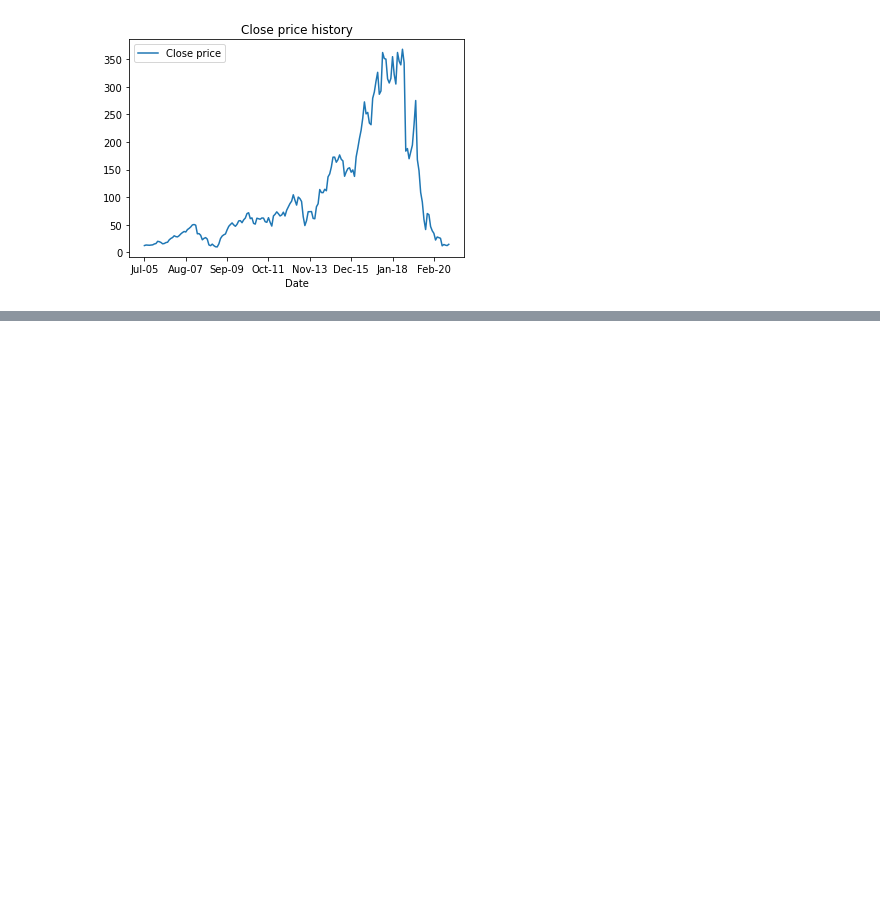
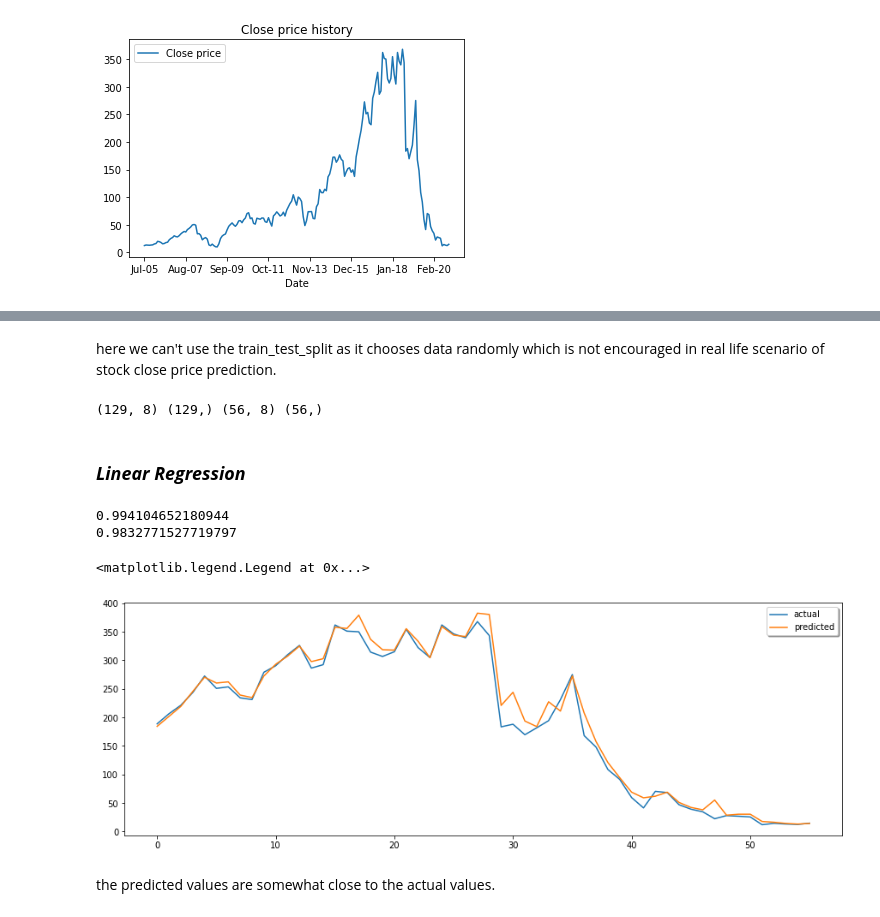
Before and after one commit to shubhro-jyoti/Yes-bank-stock-closing-price-prediction., a Jupyter notebook: Yes_bank_stock_closing_price_prediction.ipynb, the cells around one changed output, grey strips where cells are left out. Saved outputs shown, nothing was run; the diff lists cells and outputs as text; code cells hidden in the pictures; blank space fills up the shorter version.

```diff
--- a/Yes_bank_stock_closing_price_prediction.ipynb
+++ b/Yes_bank_stock_closing_price_prediction.ipynb
@@ -217,0 +257,5 @@ display(df)
+# %%
+feature = df.describe()
+for item in feature:
+  df[item].fillna(df[item].mean(),inplace = True)
+df
@@ -217,0 +292,43 @@ display(df)
+# %%
+# defining dependent variable
+y = df['Close']
+# defining independent variables
+dependent = ['Open','High','Low','range','atr_14','sma_5','sma_12','sma_20']
+x = df[dependent]
+# %%
+# splitting the data
+num = 56
+x_train = x[:-1*num]
+y_train = y[:-1*num]
+x_test = x[-1*num:]
+y_test = y[-1*num:]
+# %% [markdown]
+here we can't use the train_test_split as it chooses data randomly which is not encouraged in real life scenario of stock close price prediction.
+# %%
+print(x_train.shape,y_train.shape,x_test.shape,y_test.shape)
+# %% [output]
+(129, 8) (129,) (56, 8) (56,)
+# %% [markdown]
+### ***Linear Regression***
+# %%
+model = LinearRegression()
+model = model.fit(x_train,y_train)
+y_preds = model.predict(x_test)
+# %%
+print(model.score(x_train,y_train))
+print(model.score(x_test,y_test))
+# %% [output]
+0.994104652180944
+0.9832771527719797
+# %%
+# Comparing predicted price with the actual price
+plt.figure(figsize=(15,5))
+x_ax = range(len(y_test))
+plt.plot(x_ax, y_test, label="actual")
+plt.plot(x_ax, y_preds, label="predicted")
+plt.legend(loc='best',fancybox=True, shadow=True)
+# %% [output]
+<matplotlib.legend.Legend at 0x...>
+[figure, added]
+# %% [markdown]
+the predicted values are somewhat close to the actual values.
```
Also changed, not shown: parts of 9 cells of this notebook.
